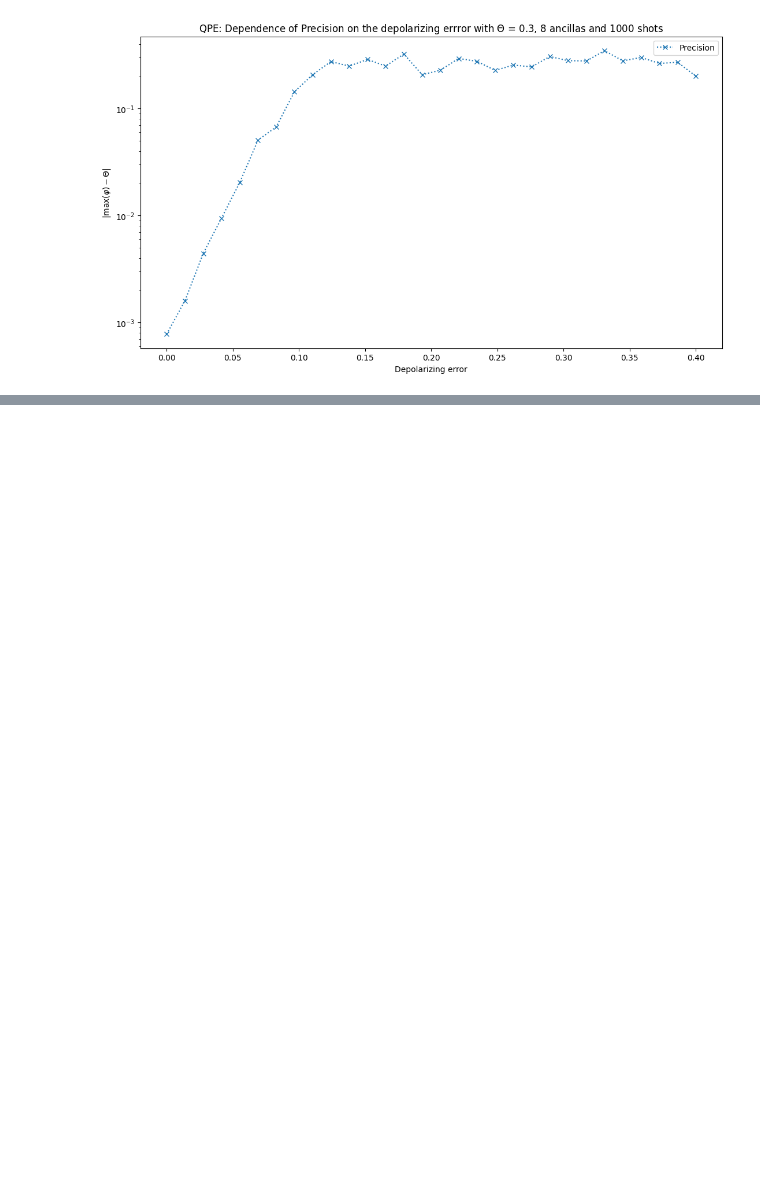
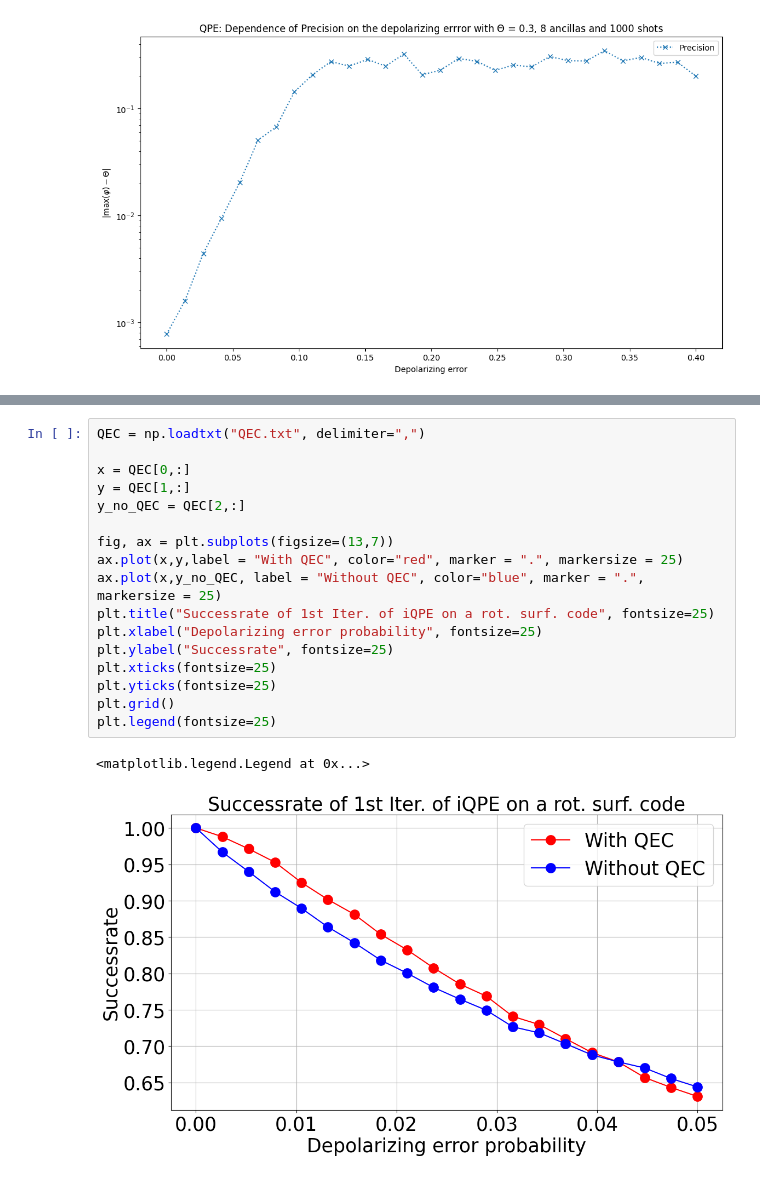
Before and after one commit to RicemanBoy/qc_researchproject, a Jupyter notebook: QPE.ipynb, the cells around one changed output, grey strips where cells are left out. Saved outputs shown, nothing was run; the diff lists cells and outputs as text; blank space fills up the shorter version.

```diff
--- a/QPE.ipynb
+++ b/QPE.ipynb
@@ -113,0 +140,20 @@ prec_over_error(0.3, 8, 1000, 30, 20)
+# %%
+QEC = np.loadtxt("QEC.txt", delimiter=",")
+
+x = QEC[0,:]
+y = QEC[1,:]
+y_no_QEC = QEC[2,:]
+
+fig, ax = plt.subplots(figsize=(13,7))
+ax.plot(x,y,label = "With QEC", color="red", marker = ".", markersize = 25)
+ax.plot(x,y_no_QEC, label = "Without QEC", color="blue", marker = ".", markersize = 25)
+plt.title("Successrate of 1st Iter. of iQPE on a rot. surf. code", fontsize=25)
+plt.xlabel("Depolarizing error probability", fontsize=25)
+plt.ylabel("Successrate", fontsize=25)
+plt.xticks(fontsize=25)
+plt.yticks(fontsize=25)
+plt.grid()
+plt.legend(fontsize=25)
+# %% [output]
+<matplotlib.legend.Legend at 0x...>
+[figure, added]
```
Also changed, not shown: parts of 1 cell of this notebook, 3 other files.
